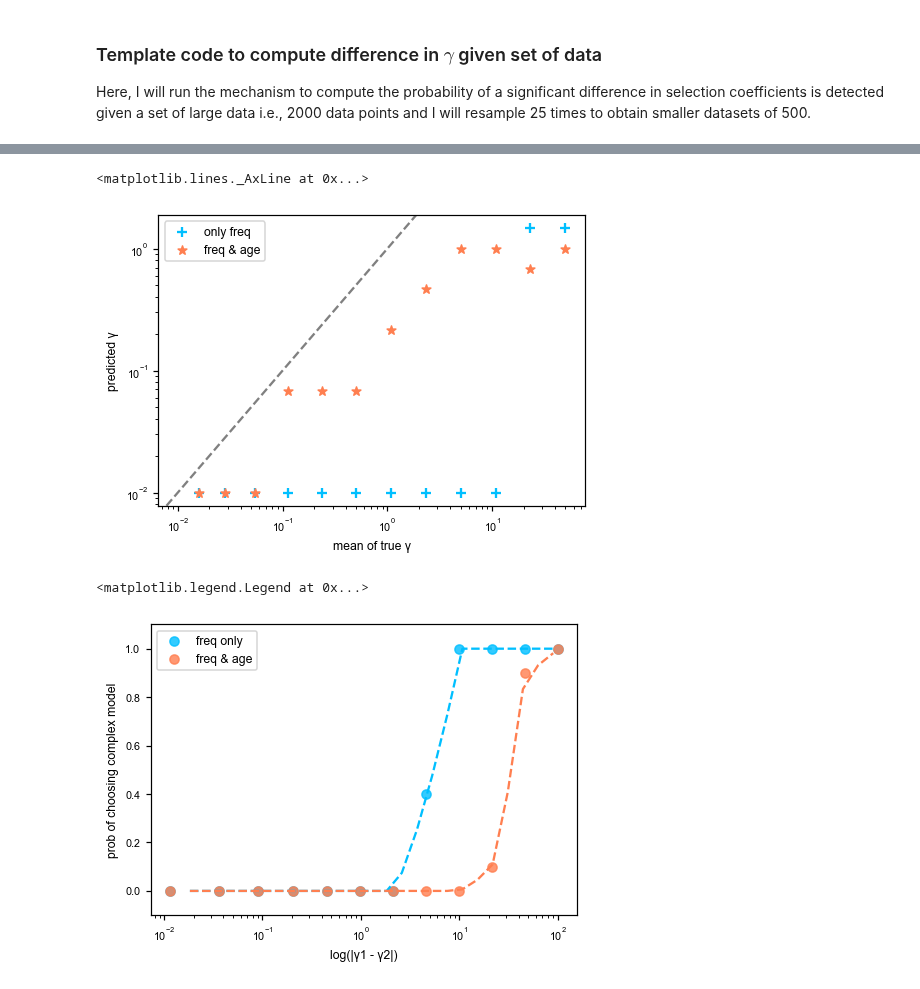
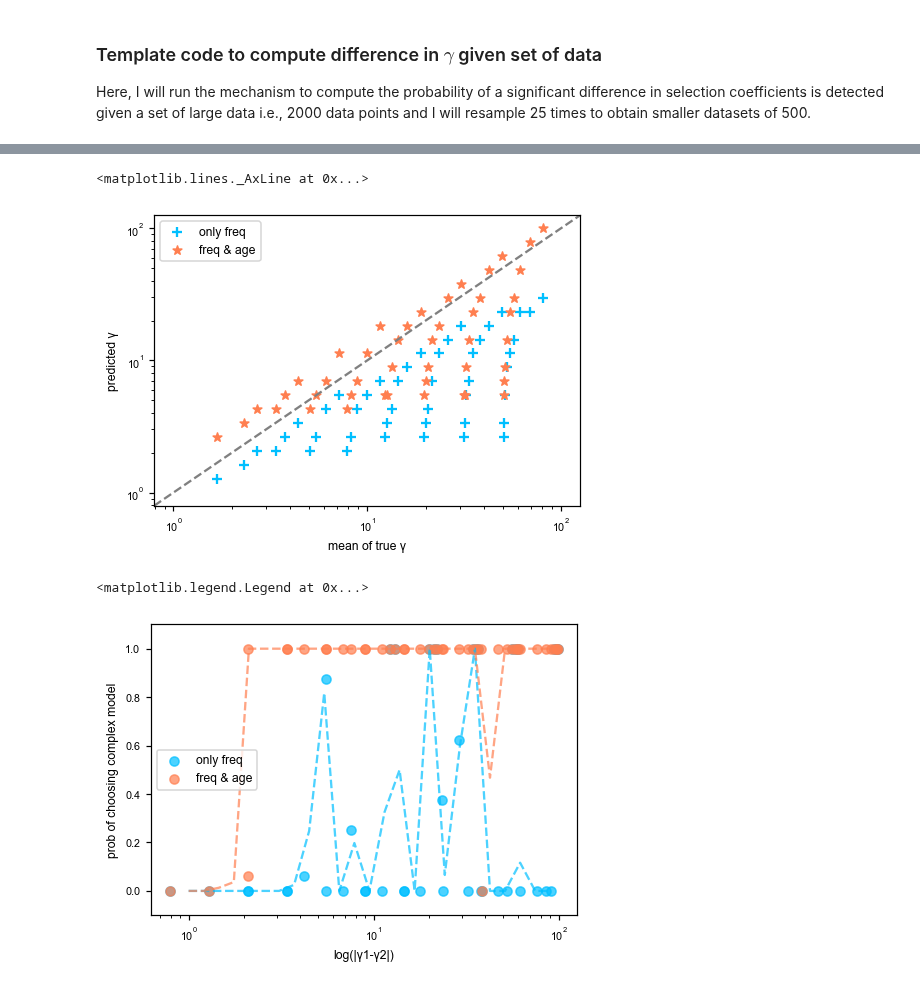
Before and after one commit to VivaswatS/selCoefEst, a Jupyter notebook: mom-framework.ipynb, the cells around one changed output, grey strips where cells are left out. Cells and saved outputs as stored; diff of their text form; code cells hidden in the pictures.

```diff
--- a/mom-framework.ipynb
+++ b/mom-framework.ipynb
@@ -719,8 +590,8 @@ for ig1, g1 in enumerate(gamma):
     for ig2, g2 in enumerate(gamma[0:(ig1+1)]):
         dub_onlyfreq[ig1, ig2] = np.sum(np.log(0.5*np.exp(get_lp_xl(g1, newdat[:,5])) + 0.5*np.exp(get_lp_xl(g2, newdat[:,5]))))
 
-# mask = np.full(dub_onlyfreq.shape,False)
-# mask[np.triu_indices_from(dub_onlyfreq,k=1)] = True
+mask = np.full(dub_onlyfreq.shape,False)
+mask[np.triu_indices_from(dub_onlyfreq,k=1)] = True
 # %%
 seaborn.heatmap(dub_onlyfreq,alpha=0.95,cmap='viridis_r',mask=mask,vmax=np.max(dub_onlyfreq[~mask]),vmin=np.max(dub_onlyfreq[~mask])+50)
 plt.xticks(np.linspace(0,24,6,dtype='int'),gamma[np.linspace(0,24,6,dtype='int')].round(2))
@@ -865,7 +695,7 @@ Here, I will run the mechanism to compute the probability of a significant diffe
 # num_samps is number of rows to resample the big data from
 # gamma is np.array of values to calculate over
 # thresh is threshold to assign significance
-def resample_calculateprob_freq(newdat, gamma, num_sims=16, num_samps=500, thresh=0.05):
+def resample_calculateprob_freq(newdat, gamma, num_sims=16, num_samps=500, thresh=0.05, cutoff=cutoff):
     prob = 0.
     sin_onlyfreq = np.empty(len(gamma))
     dub_onlyfreq = np.zeros((len(gamma),len(gamma)))
@@ -873,9 +703,9 @@ def resample_calculateprob_freq(newdat, gamma, num_sims=16, num_samps=500, thres
         newnewdat = newdat[np.random.choice(newdat.shape[0], num_samps, replace=False),:]
         for ig, g in enumerate(gamma):
             # sum log prob for each locus
-            sin_onlyfreq[ig] = np.sum(get_lp_xl(g, newnewdat[:,5]))
+            sin_onlyfreq[ig] = np.sum(get_lp_xl(g, newnewdat[:,5], cutoff=cutoff))
             for ig2, g2 in enumerate(gamma[0:(ig+1)]):
-                dub_onlyfreq[ig, ig2] = np.sum(np.log(0.5*np.exp(get_lp_xl(g, newnewdat[:,5])) + 0.5*np.exp(get_lp_xl(g2, newnewdat[:,5]))))
+                dub_onlyfreq[ig, ig2] = np.sum(np.log(0.5*np.exp(get_lp_xl(g, newnewdat[:,5], cutoff=cutoff)) + 0.5*np.exp(get_lp_xl(g2, newnewdat[:,5], cutoff=cutoff))))
 
 
         estgonlyfreq = gamma[np.argmax(sin_onlyfreq)]
@@ -923,7 +753,7 @@ def resample_calculateprob_agefreq(newdat, gamma, num_sims=16, num_samps=500, th
 # num_samps is number of rows to resample the big data from
 # gamma is np.array of values to calculate over
 # thresh is threshold to assign significance
-def resample_calculateprob_age(newdat, gamma, num_sims=16, num_samps=500, thresh=0.05):
+def resample_calculateprob_age(newdat, gamma, num_sims=16, num_samps=500, thresh=0.05, cutoff=cutoff):
     prob = 0.
 
     sin_onlyage = np.empty(len(gamma))
@@ -933,9 +763,9 @@ def resample_calculateprob_age(newdat, gamma, num_sims=16, num_samps=500, thresh
         newnewdat = newdat[np.random.choice(newdat.shape[0], num_samps, replace=False),:]
         for ig, g in enumerate(gamma):
             # sum log prob for each locus
-            sin_onlyage[ig] = np.sum(get_lp_alxl(g, newnewdat[:,5], newnewdat[:,2]))
+            sin_onlyage[ig] = np.sum(get_lp_alxl(g, newnewdat[:,5], newnewdat[:,2], cutoff=cutoff))
             for ig2, g2 in enumerate(gamma[0:(ig+1)]):
-                dub_onlyage[ig, ig2] = np.sum(np.log(0.5*np.exp(get_lp_alxl(g, newnewdat[:,5], newnewdat[:,2])) + 0.5*np.exp(get_lp_alxl(g2, newnewdat[:,5], newnewdat[:,2]))))
+                dub_onlyage[ig, ig2] = np.sum(np.log(0.5*np.exp(get_lp_alxl(g, newnewdat[:,5], newnewdat[:,2], cutoff=cutoff)) + 0.5*np.exp(get_lp_alxl(g2, newnewdat[:,5], newnewdat[:,2], cutoff=cutoff))))
 
         estgonlyage = gamma[np.argmax(sin_onlyage)]
 
@@ -950,7 +780,7 @@ def resample_calculateprob_age(newdat, gamma, num_sims=16, num_samps=500, thresh
 
     return [prob/num_sims, estgonlyage, np.array([estg1onlyage, estg2onlyage])]
 # %%
-diffgamma = [(-0.01, x) for x in gamma[:-1][::2]] # list(it.combinations(gamma[0::3], 2))
+diffgamma = np.reshape(list(it.combinations(gamma[0::2], 2)), (-1,2)) #  np.reshape([(-1., x) for x in gamma[:-1][::2]], (-1,2)) #
 diffprobs = np.zeros((len(diffgamma),2))
 sinpreds = np.zeros((len(diffgamma),2))
 dubpreds = np.zeros((len(diffgamma),4))
@@ -958,6 +788,6 @@ for ig, g in enumerate(diffgamma):
     newdf1 = df1.iloc[np.ravel(np.where(dat[:,1]==g[0])),:].append(df1.iloc[np.ravel(np.where(dat[:,1]==g[1])),:])
     # newdf1 = newdf1.sample(frac=1)
     newdat = newdf1.to_numpy()
-    diffprobs[ig,0], sinpreds[ig,0], dubpreds[ig,:2] = resample_calculateprob_freq(newdat, gamma, num_sims=10, num_samps=600)
-    diffprobs[ig,1], sinpreds[ig,1], dubpreds[ig,-2:] = resample_calculateprob_age(newdat, gamma, num_sims=10, num_samps=600)
+    diffprobs[ig,0], sinpreds[ig,0], dubpreds[ig,:2] = resample_calculateprob_freq(newdat, gamma, num_samps=1800, cutoff=10)
+    diffprobs[ig,1], sinpreds[ig,1], dubpreds[ig,-2:] = resample_calculateprob_age(newdat, gamma, num_samps=1800, cutoff=10)
 # %%
@@ -991,19 +807,19 @@ plt.xlabel('-γ1'); plt.ylabel('-γ2'); plt.loglog(); plt.legend()
 plt.scatter([-np.mean(g) for g in diffgamma], -sinpreds[:,0], color='deepskyblue', marker='+', label='only freq')
 plt.scatter([-np.mean(g) for g in diffgamma], -sinpreds[:,1], color='coral', marker='*', label='freq & age',)
 plt.xlabel('mean of true γ'); plt.ylabel('predicted γ'); plt.loglog(); plt.legend()
-plt.axline((0.01,0.01),(1,1),color='grey',ls='--')
+plt.axline((1,1),(100,100),color='grey',ls='--')
 # %% [output]
 <matplotlib.lines._AxLine at 0x...>
-[figure, old version]
+[figure, new version]
 # %%
-plt.scatter([np.abs(g[1]-g[0]) for g in diffgamma], diffprobs[:,0], color='deepskyblue', alpha=0.7, label='freq only') #s=truenumlocifreq[:-1]/(truenumlocifreq[:-1]+truenumlocifreq[-1])*70.)
+plt.scatter([np.abs(g[1]-g[0]) for g in diffgamma], diffprobs[:,0], color='deepskyblue', alpha=0.7, label='only freq') #s=truenumlocifreq[:-1]/(truenumlocifreq[:-1]+truenumlocifreq[-1])*70.)
 plt.scatter([np.abs(g[1]-g[0]) for g in diffgamma], diffprobs[:,1], color='coral', alpha=0.7, label='freq & age')
-ginterp = np.logspace(-4,4.5,base=np.exp(1),num=25)
+ginterp = np.logspace(0,4.5,base=np.exp(1),num=25)
 fit = sp.interpolate.interp1d([np.abs(g[1]-g[0]) for g in diffgamma], diffprobs[:,0], kind='linear')
 plt.plot(ginterp, fit(ginterp), '--', color='deepskyblue', alpha=0.7)
 fit = sp.interpolate.interp1d([np.abs(g[1]-g[0]) for g in diffgamma], diffprobs[:,1], kind='linear')
 plt.plot(ginterp, fit(ginterp), '--', color='coral', alpha=0.7)
-plt.ylim((-0.1,1.1)); plt.xscale('log'); plt.xlabel('log(|γ1 - γ2|)'); plt.ylabel('prob of choosing complex model'); plt.legend()
+plt.ylim((-0.1,1.1)); plt.xscale('log'); plt.xlabel('log(|γ1-γ2|)'); plt.ylabel('prob of choosing complex model'); plt.legend()
 # %% [output]
 <matplotlib.legend.Legend at 0x...>
-[figure, old version]
+[figure, new version]
```
Also changed, not shown: parts of 63 cells of this notebook, 4 other files.
